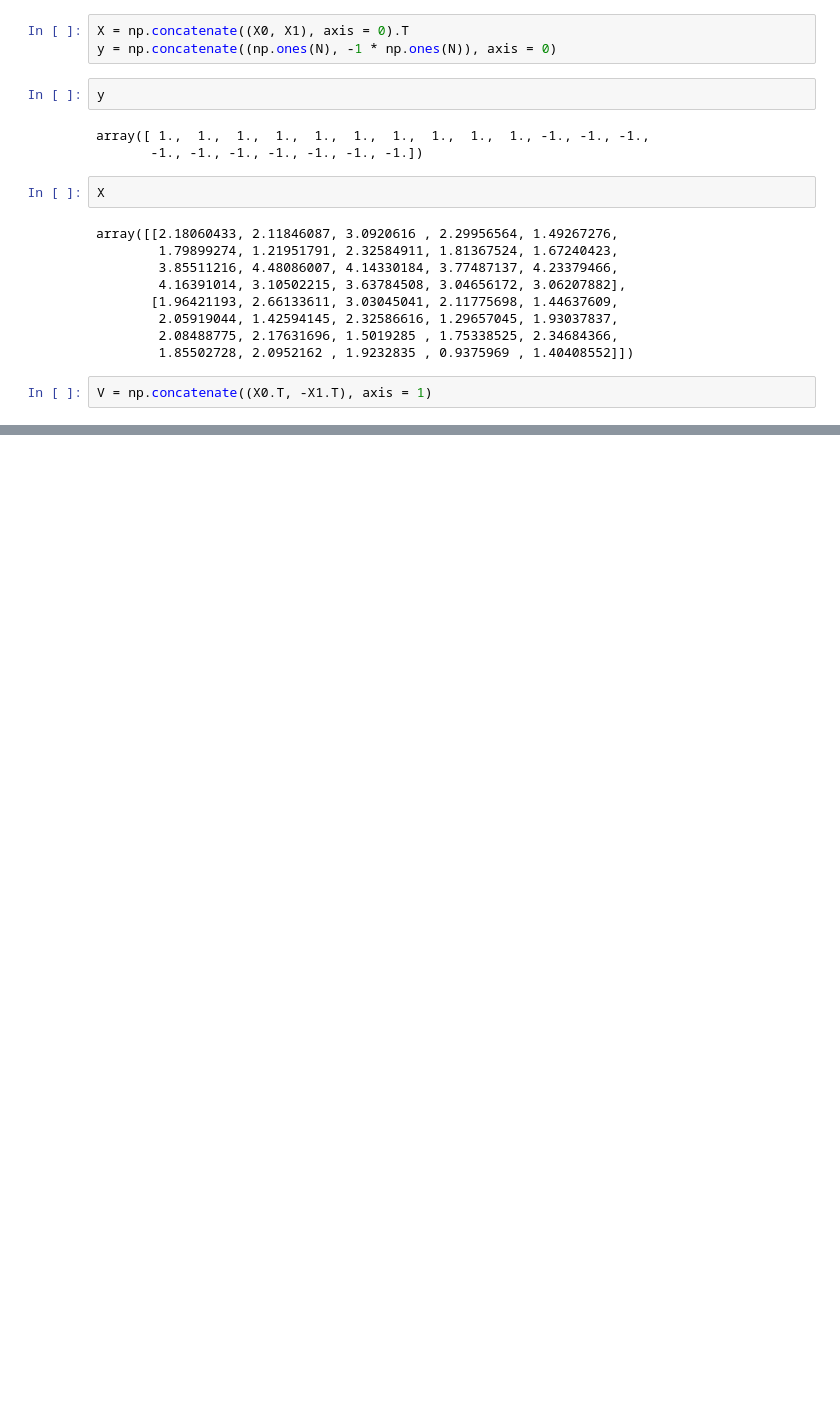
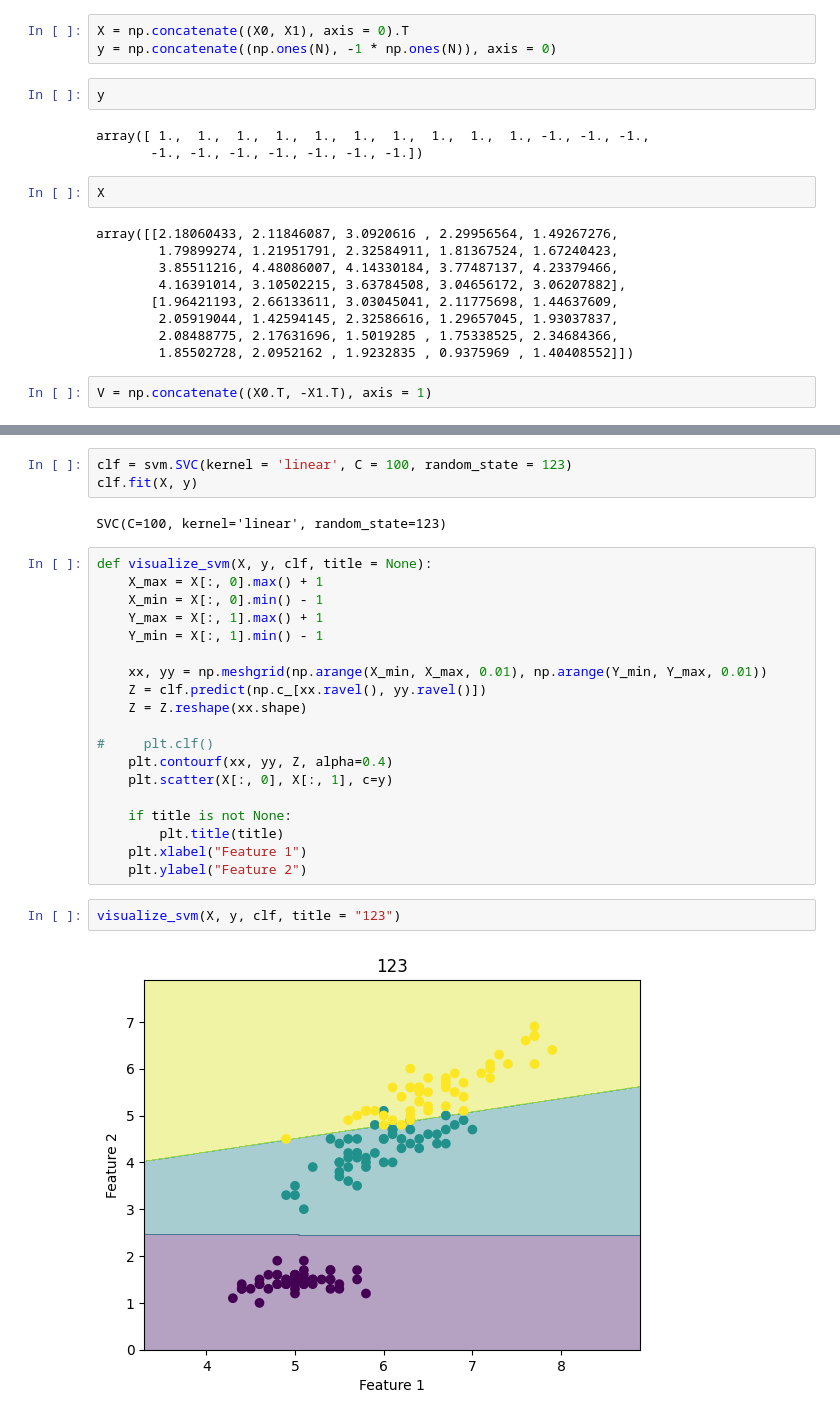
Before and after one commit to nguynlb/DataScience, a Jupyter notebook: MachineLearning/SVM/SVM.ipynb, the cells around one changed output, grey strips where cells are left out. Cells and saved outputs as stored; diff of their text form; blank space fills up the shorter version.

```diff
--- a/MachineLearning/SVM/SVM.ipynb
+++ b/MachineLearning/SVM/SVM.ipynb
@@ -166,0 +260,28 @@ V = np.concatenate((X0.T, -X1.T), axis = 1)
+# %%
+clf = svm.SVC(kernel = 'linear', C = 100, random_state = 123)
+clf.fit(X, y)
+# %% [output]
+SVC(C=100, kernel='linear', random_state=123)
+# %%
+def visualize_svm(X, y, clf, title = None):
+    X_max = X[:, 0].max() + 1
+    X_min = X[:, 0].min() - 1
+    Y_max = X[:, 1].max() + 1
+    Y_min = X[:, 1].min() - 1
+
+    xx, yy = np.meshgrid(np.arange(X_min, X_max, 0.01), np.arange(Y_min, Y_max, 0.01))
+    Z = clf.predict(np.c_[xx.ravel(), yy.ravel()])
+    Z = Z.reshape(xx.shape)
+
+#     plt.clf()
+    plt.contourf(xx, yy, Z, alpha=0.4)
+    plt.scatter(X[:, 0], X[:, 1], c=y)
+
+    if title is not None:
+        plt.title(title)
+    plt.xlabel("Feature 1")
+    plt.ylabel("Feature 2")
+# %%
+visualize_svm(X, y, clf, title = "123")
+# %% [output]
+[figure, added]
```
Also changed, not shown: parts of 10 cells of this notebook.
